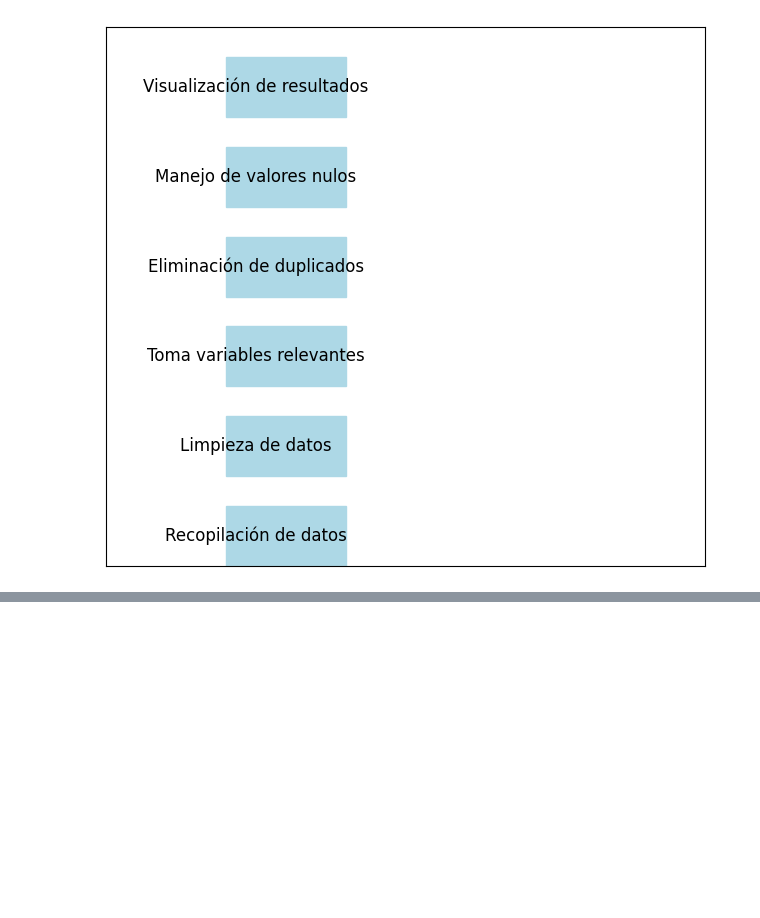
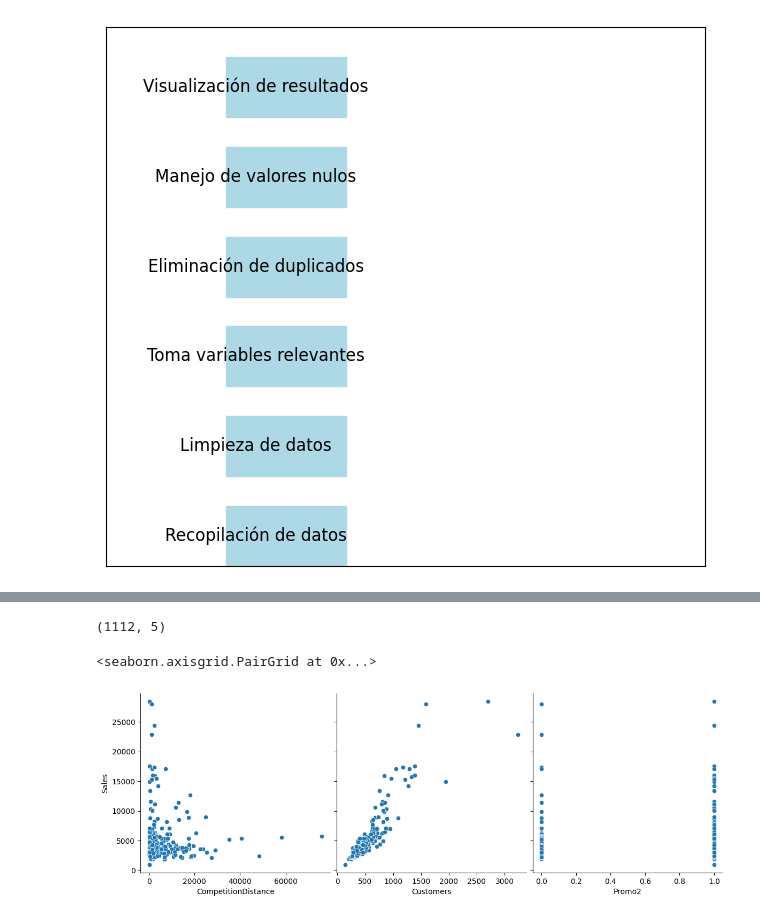
Before and after one commit to Jucavilav/CienciaDatosParcialDatos, a Jupyter notebook: JuanAvila.ipynb, the cells around one changed output, grey strips where cells are left out. Cells and saved outputs as stored; diff of their text form; code cells hidden in the pictures; blank space fills up the shorter version.

```diff
--- a/JuanAvila.ipynb
+++ b/JuanAvila.ipynb
@@ -250,0 +301,6 @@ plt.show()
+# %%
+# Seleccionar Columnas Deseadas
+columnas_deseadas = ["Store", "CompetitionDistance", "Sales", "Customers", "Promo2"]
+# %%
+# Ahora, selecciona las columnas deseadas
+df_seleccionado = df [columnas_deseadas]
@@ -250,0 +320,17 @@ plt.show()
+# %%
+# Eliminar los valores nulos de las columnas
+columnas_a_verificar = ["Store", "CompetitionDistance", "Sales", "Customers", "Promo2"]
+df_seleccionado = df_seleccionado.dropna(subset=columnas_a_verificar)
+# %%
+# Se eliminan los 8 valores nulos
+df_seleccionado.shape
+# %% [output]
+(1112, 5)
+# %%
+features = ["CompetitionDistance", "Customers", "Promo2"]
+# %%
+sns.pairplot(df_seleccionado.sample(frac=0.2 ), height=4, y_vars="Sales", x_vars=features, kind="scatter")
+#sns.pairplot(crabs_df.sample(frac=0.2), height=4, y_vars="Age", x_vars=features, kind="scatter")
+# %% [output]
+<seaborn.axisgrid.PairGrid at 0x...>
+[figure, added]
```
Also changed, not shown: parts of 59 cells of this notebook.
